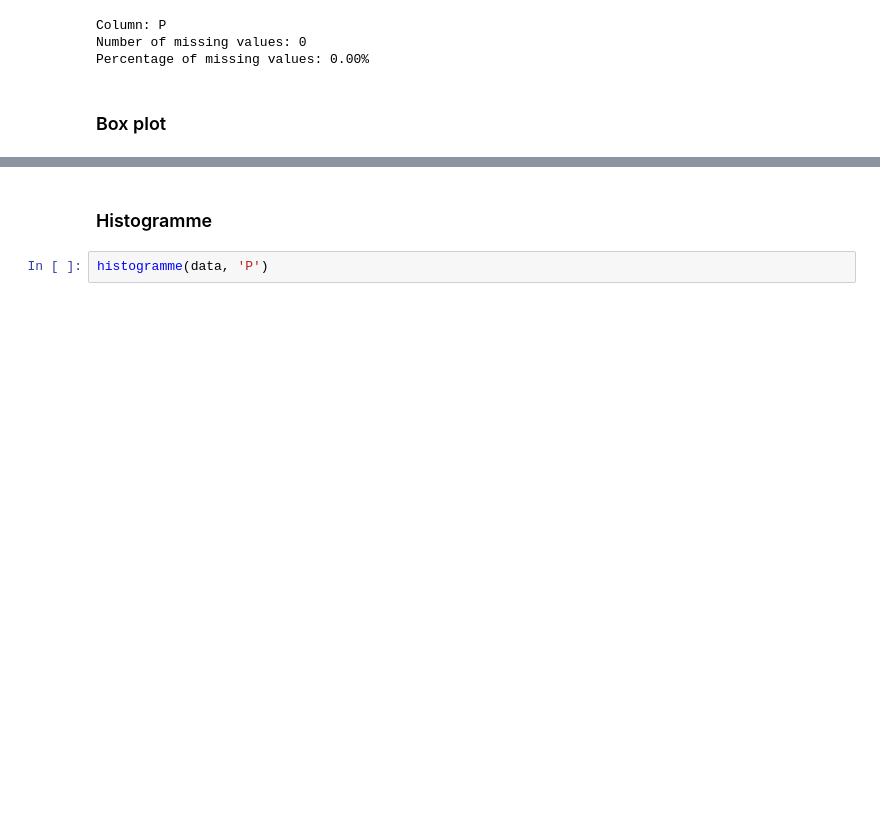
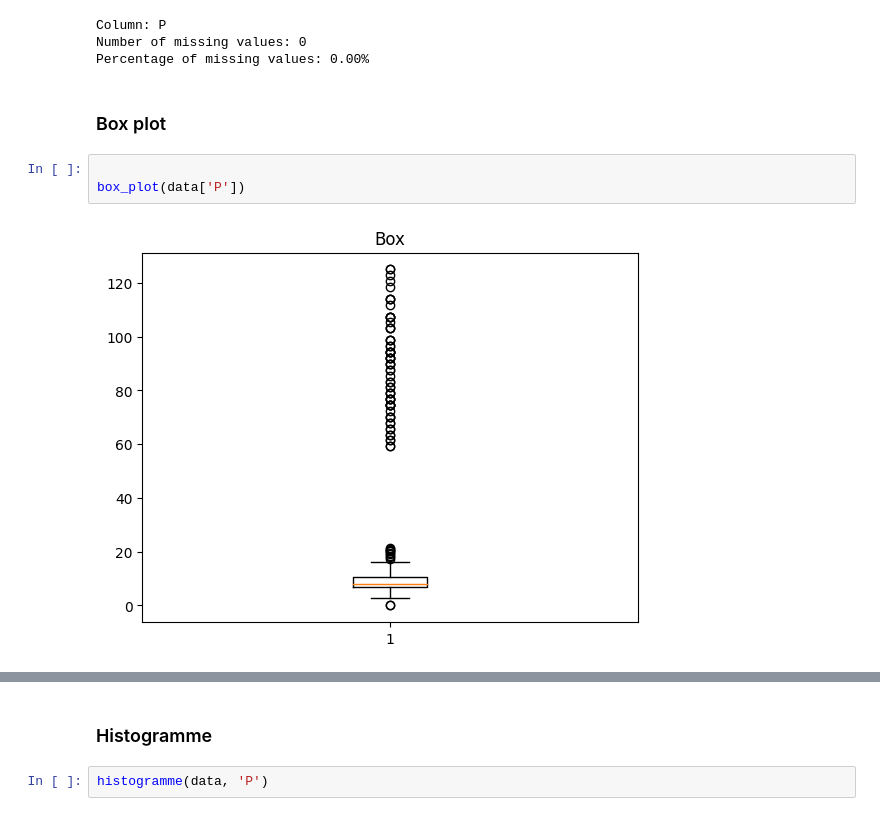
Before and after one commit to Katia-LOUNAS/Data_Mining, a Jupyter notebook: Preprocessing.ipynb, the cells around one changed output, grey strips where cells are left out. Drawn from its saved outputs; the diff is of its cells as text; blank space fills up the shorter version.

```diff
--- a/Preprocessing.ipynb
+++ b/Preprocessing.ipynb
@@ -99,6 +106,11 @@ Number of missing values: 0
 Percentage of missing values: 0.00%
 # %% [markdown]
 <h3>Box plot
+# %%
+
+box_plot(data['P'])
+# %% [output]
+[figure, added]
 # %%
 from utils import box_plot
 box_plot(data['P'])
```
Also changed, not shown: parts of 5 cells of this notebook.
